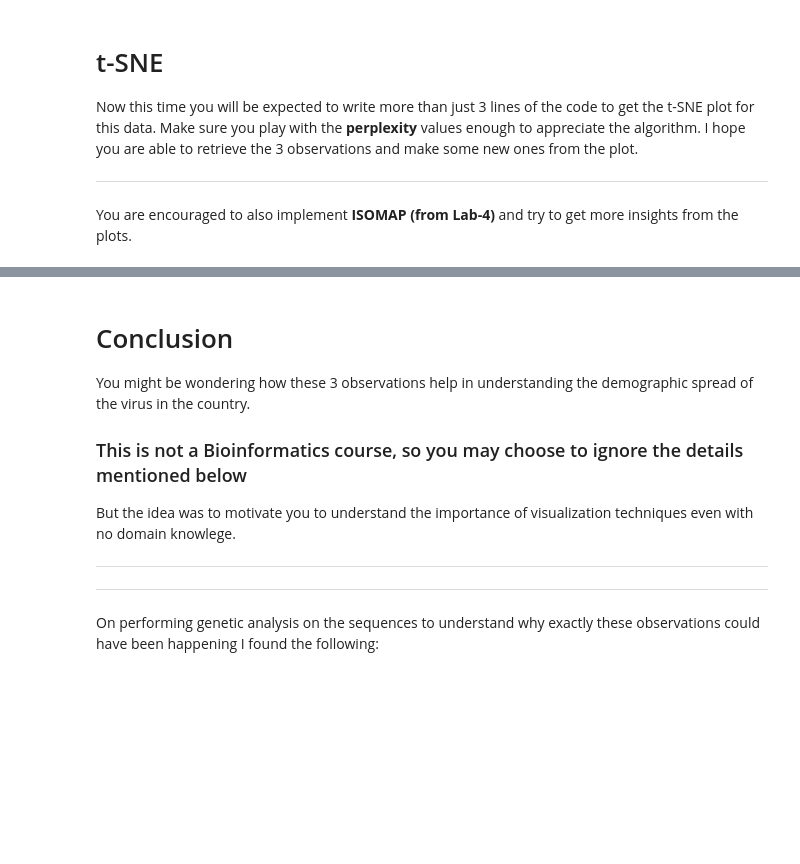
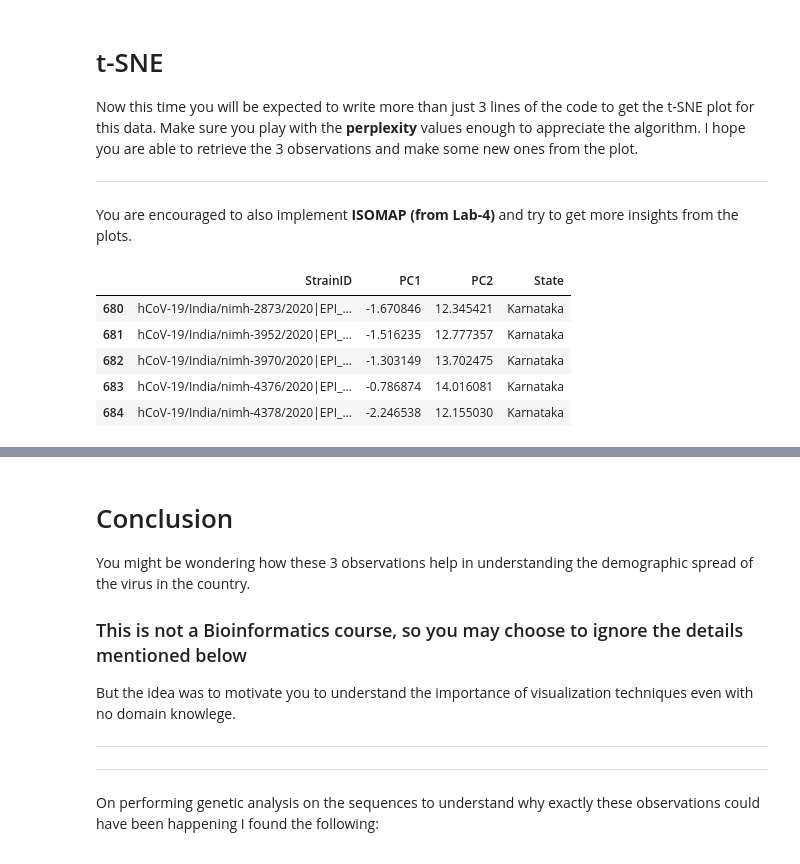
Before and after one commit to Mahe-Vardhan/Student-Training-Program-Assignments, a Jupyter notebook: AIML_Project_Module_2.ipynb, the cells around one changed output, grey strips where cells are left out. Drawn from its saved outputs; the diff is of its cells as text; code cells hidden in the pictures; blank space fills up the shorter version.

```diff
--- a/AIML_Project_Module_2.ipynb
+++ b/AIML_Project_Module_2.ipynb
@@ -458,3 +484,43 @@ Now this time you will be expected to write more than just 3 lines of the code t
 ---
 
 You are encouraged to also implement **ISOMAP (from Lab-4)** and try to get more insights from the plots.
+# %%
+from sklearn.manifold import TSNE
+
+# Use these parameters
+random_state = 0
+n_components = 2
+perplexity = 30
+n_iter = 10000
+
+####### Enter code below #######
+
+model = TSNE(n_components=2, random_state=random_state, perplexity=perplexity, n_iter=n_iter)
+tsne_data = model.fit_transform(np.array(big_matrix))
+
+################################
+# %%
+final_df = pd.DataFrame(columns=["StrainID", "PC1", "PC2", "State"])
+pca_df = pd.DataFrame(pca_data, index=[*samplelist], columns = labels_all)
+
+i = 0
+for sample in pca_df.index:
+
+    dicti = dict()
+
+    dicti["StrainID"] = sample
+    dicti["PC1"] = tsne_data[i][0]
+    dicti["PC2"] = tsne_data[i][1]
+    dicti["State"] = data[data["StrainID"]==sample]["State"].tolist()[0]
+
+    final_df = pd.concat([final_df, pd.DataFrame([dicti])], ignore_index=True)
+    i+=1
+
+final_df.tail()
+# %% [output]
+|  | StrainID | PC1 | PC2 | State |
+| 680 | hCoV-19/India/nimh-2873/2020|EPI_... | -1.670846 | 12.345421 | Karnataka |
+| 681 | hCoV-19/India/nimh-3952/2020|EPI_... | -1.516235 | 12.777357 | Karnataka |
+| 682 | hCoV-19/India/nimh-3970/2020|EPI_... | -1.303149 | 13.702475 | Karnataka |
+| 683 | hCoV-19/India/nimh-4376/2020|EPI_... | -0.786874 | 14.016081 | Karnataka |
+| 684 | hCoV-19/India/nimh-4378/2020|EPI_... | -2.246538 | 12.155030 | Karnataka |
```
Also changed, not shown: parts of 7 cells of this notebook.
